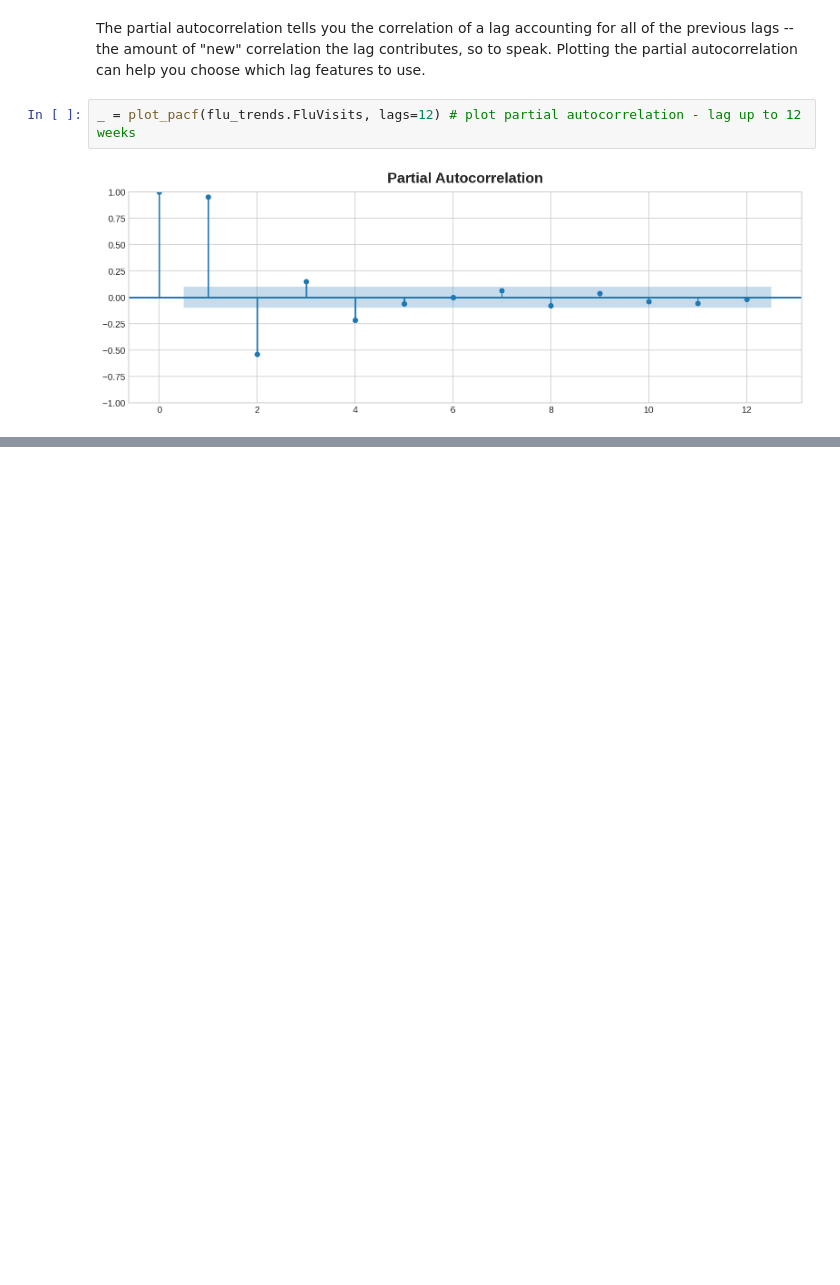
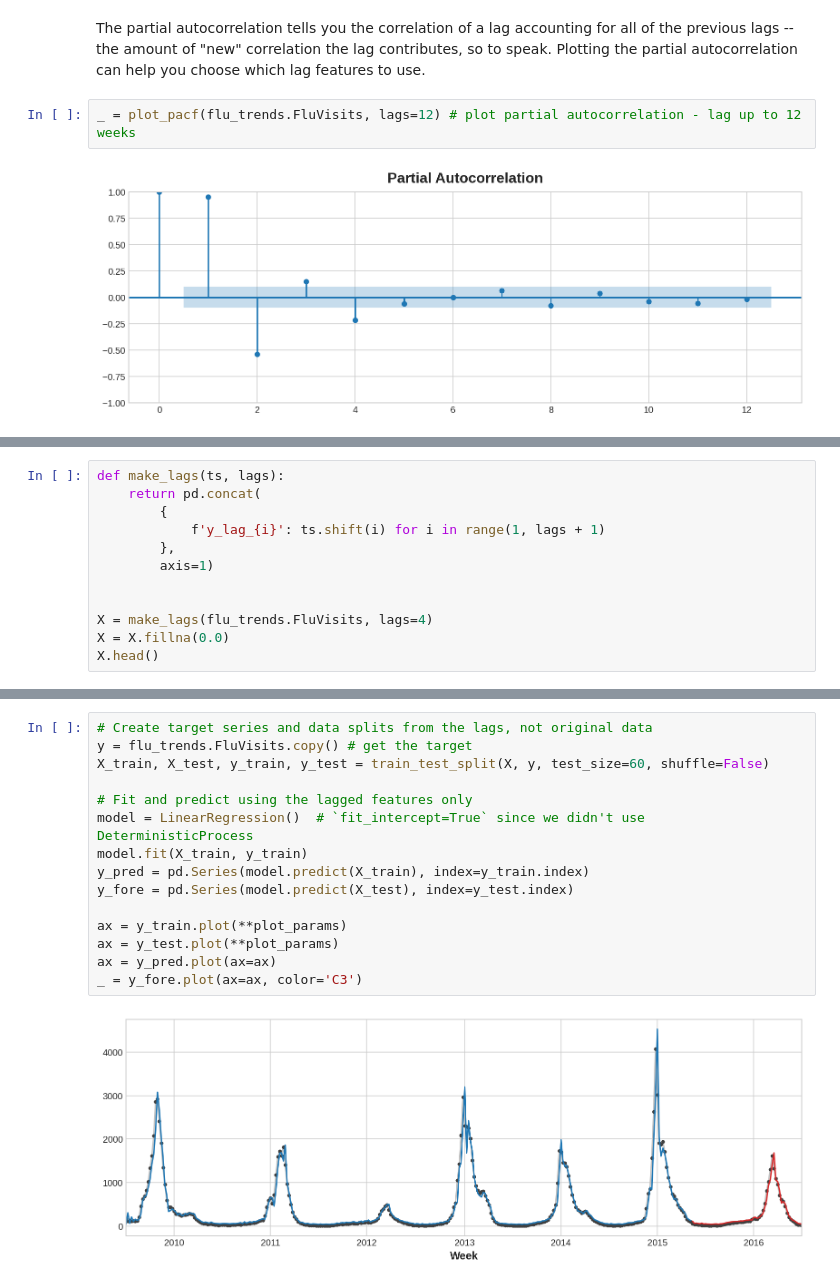
Before and after one commit to babakpst/Machine_Learning, a Jupyter notebook: MyPracticeCodes/time_series_flu.ipynb, the cells around one changed output, grey strips where cells are left out. Saved outputs shown, nothing was run; the diff lists cells and outputs as text; blank space fills up the shorter version.

Commit message:
time series: flu prediction

```diff
--- a/MyPracticeCodes/time_series_flu.ipynb
+++ b/MyPracticeCodes/time_series_flu.ipynb
@@ -153,0 +156,12 @@ _ = plot_pacf(flu_trends.FluVisits, lags=12) # plot partial autocorrelation - la
+# %%
+def make_lags(ts, lags):
+    return pd.concat(
+        {
+            f'y_lag_{i}': ts.shift(i) for i in range(1, lags + 1)
+        },
+        axis=1)
+
+
+X = make_lags(flu_trends.FluVisits, lags=4)
+X = X.fillna(0.0)
+X.head()
@@ -153,0 +180,17 @@ _ = plot_pacf(flu_trends.FluVisits, lags=12) # plot partial autocorrelation - la
+# %%
+# Create target series and data splits from the lags, not original data
+y = flu_trends.FluVisits.copy() # get the target
+X_train, X_test, y_train, y_test = train_test_split(X, y, test_size=60, shuffle=False)
+
+# Fit and predict using the lagged features only
+model = LinearRegression()  # `fit_intercept=True` since we didn't use DeterministicProcess
+model.fit(X_train, y_train)
+y_pred = pd.Series(model.predict(X_train), index=y_train.index)
+y_fore = pd.Series(model.predict(X_test), index=y_test.index)
+
+ax = y_train.plot(**plot_params)
+ax = y_test.plot(**plot_params)
+ax = y_pred.plot(ax=ax)
+_ = y_fore.plot(ax=ax, color='C3')
+# %% [output]
+[figure, added]
```
Also changed, not shown: parts of 4 cells of this notebook, 1 other file.
